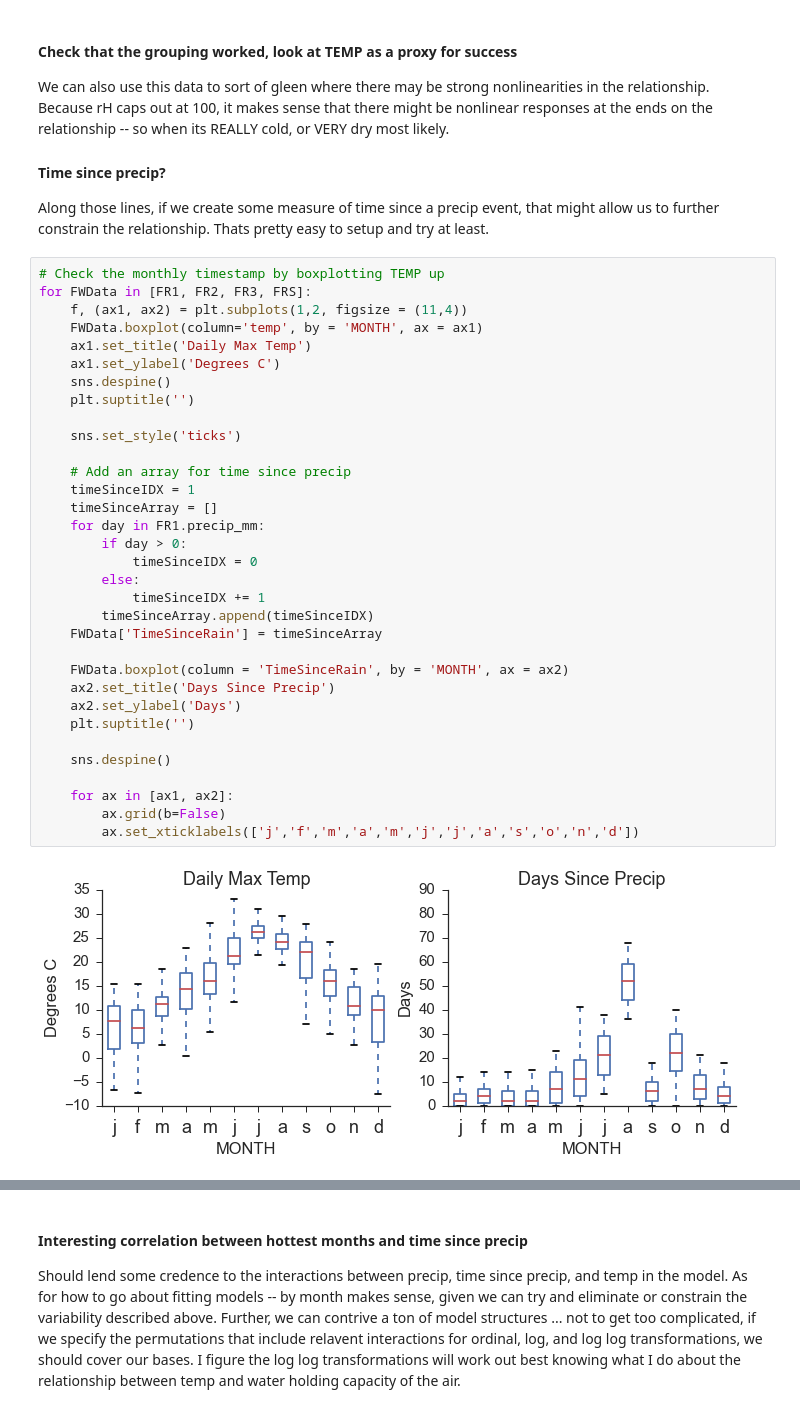
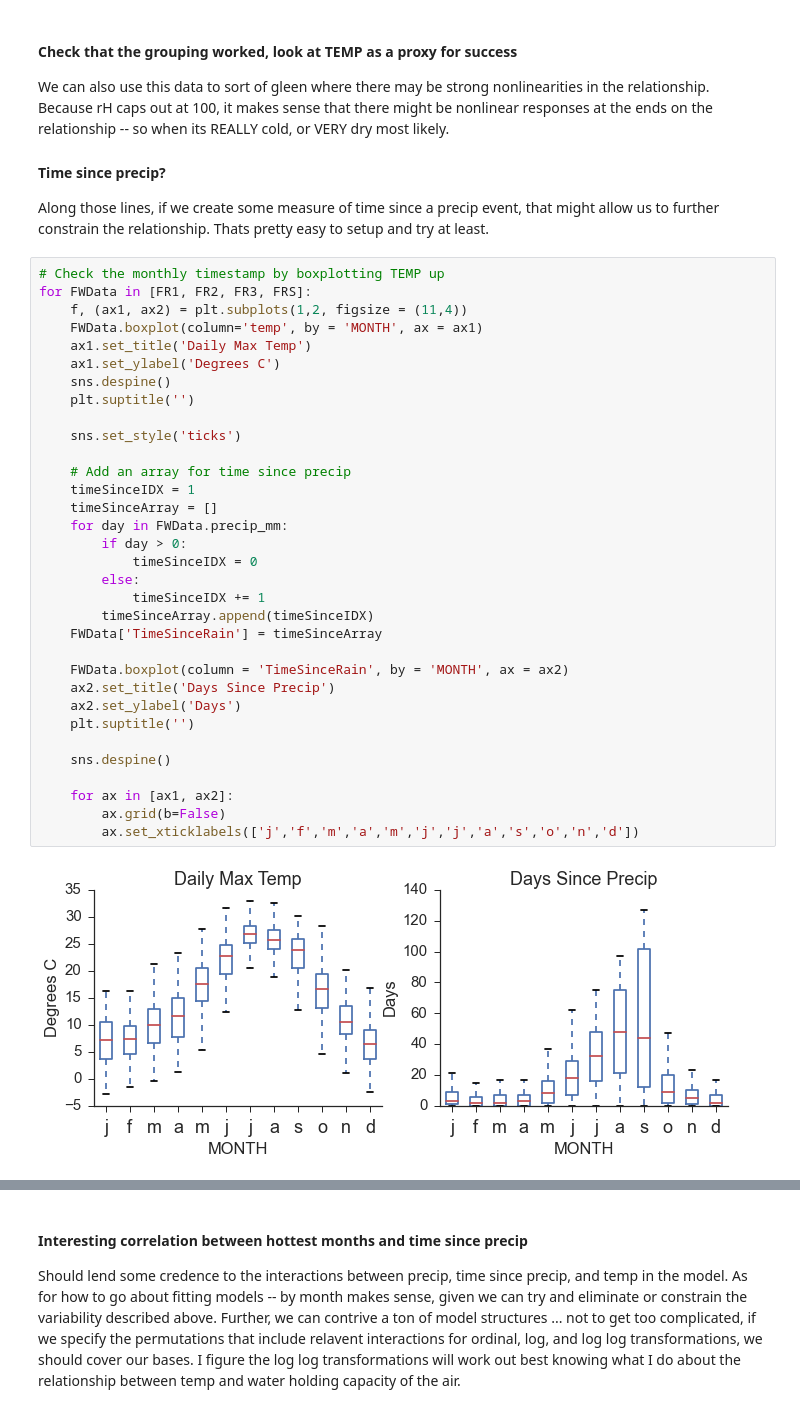
Before and after one commit to djkrofch/DinkeyCreek, a Jupyter notebook: ProjectedClimate.ipynb, the cells around one changed output, grey strips where cells are left out. Drawn from its saved outputs; the diff is of its cells as text.

```diff
--- a/ProjectedClimate.ipynb
+++ b/ProjectedClimate.ipynb
@@ -506,32 +480,32 @@ for FWData in [FR1, FR2, FR3, FRS]:
     f, (ax1, ax2) = plt.subplots(1,2, figsize = (11,4))
     FWData.boxplot(column='temp', by = 'MONTH', ax = ax1)
     ax1.set_title('Daily Max Temp')
     ax1.set_ylabel('Degrees C')
     sns.despine()
     plt.suptitle('')
 
     sns.set_style('ticks')
 
     # Add an array for time since precip
     timeSinceIDX = 1
     timeSinceArray = []
-    for day in FR1.precip_mm:
+    for day in FWData.precip_mm:
         if day > 0:
             timeSinceIDX = 0
         else:
             timeSinceIDX += 1
         timeSinceArray.append(timeSinceIDX)
     FWData['TimeSinceRain'] = timeSinceArray
 
     FWData.boxplot(column = 'TimeSinceRain', by = 'MONTH', ax = ax2)
     ax2.set_title('Days Since Precip')
     ax2.set_ylabel('Days')
     plt.suptitle('')
 
     sns.despine()
 
     for ax in [ax1, ax2]:
         ax.grid(b=False)
         ax.set_xticklabels(['j','f','m','a','m','j','j','a','s','o','n','d'])
 # %% [output]
-[figure, old version]
+[figure, new version]
```
Also changed, not shown: parts of 8 cells of this notebook.
